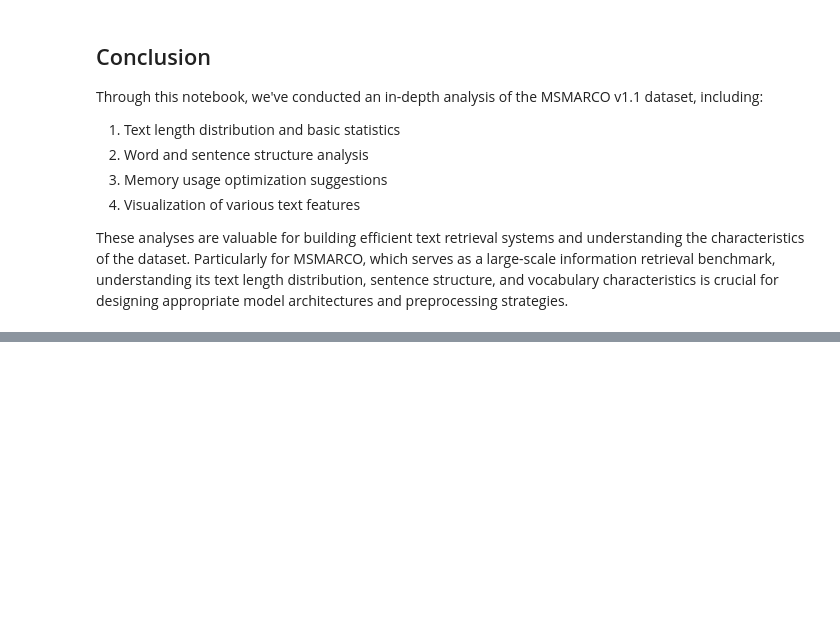
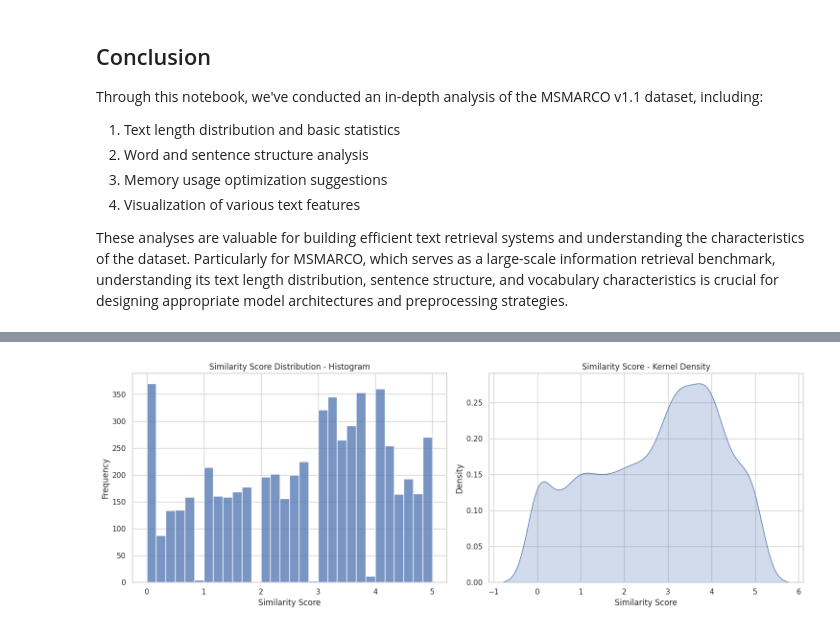
Before and after one commit to hua2980/CS6120_project, a Jupyter notebook: notebooks/1_data_exploration.ipynb, the cells around one changed output, grey strips where cells are left out. Drawn from its saved outputs; the diff is of its cells as text; code cells hidden in the pictures; blank space fills up the shorter version.

Commit message:
add STSb data exploration

```diff
--- a/notebooks/1_data_exploration.ipynb
+++ b/notebooks/1_data_exploration.ipynb
@@ -473,0 +506,11 @@ These analyses are valuable for building efficient text retrieval systems and un
+# %%
+if sts_dataset:
+    df_train = sts_dataset["train"].to_pandas()
+    df_test  = sts_dataset["test"].to_pandas()
+
+    print(f"Train shape: {df_train.shape}")
+    print(f"Test shape: {df_test.shape}")
+
+    print("\nTraining set columns:", df_train.columns.tolist())
+    print("\nSample training data:")
+    display(df_train.head(3))
@@ -473,0 +528,29 @@ These analyses are valuable for building efficient text retrieval systems and un
+# %%
+import matplotlib.pyplot as plt
+import seaborn as sns
+
+# Set plot style
+sns.set(style="whitegrid")
+plt.figure(figsize=(15, 10))
+
+if sts_dataset:
+    similarity_scores = df_train['similarity_score'].dropna()
+
+    # Subplot 1: Histogram
+    plt.subplot(2, 2, 1)
+    sns.histplot(similarity_scores, bins=30, kde=False)
+    plt.title('Similarity Score Distribution - Histogram')
+    plt.xlabel('Similarity Score')
+    plt.ylabel('Frequency')
+
+    # Subplot 3: KDE Plot
+    plt.subplot(2, 2, 2)
+    sns.kdeplot(similarity_scores, fill=True)
+    plt.title('Similarity Score - Kernel Density')
+    plt.xlabel('Similarity Score')
+    plt.ylabel('Density')
+
+    plt.tight_layout()
+    plt.show()
+# %% [output]
+[figure, added]
```
Also changed, not shown: parts of 10 cells of this notebook.
